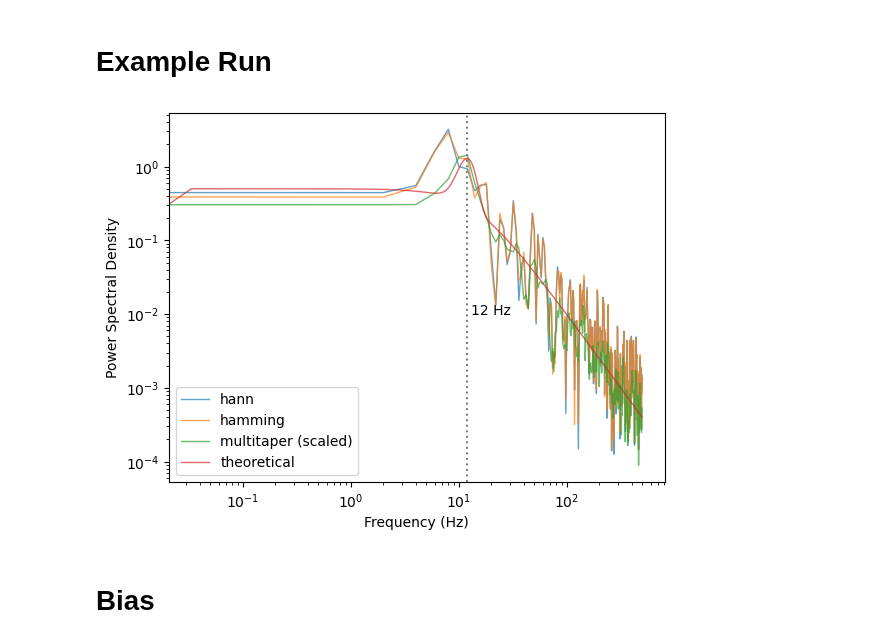
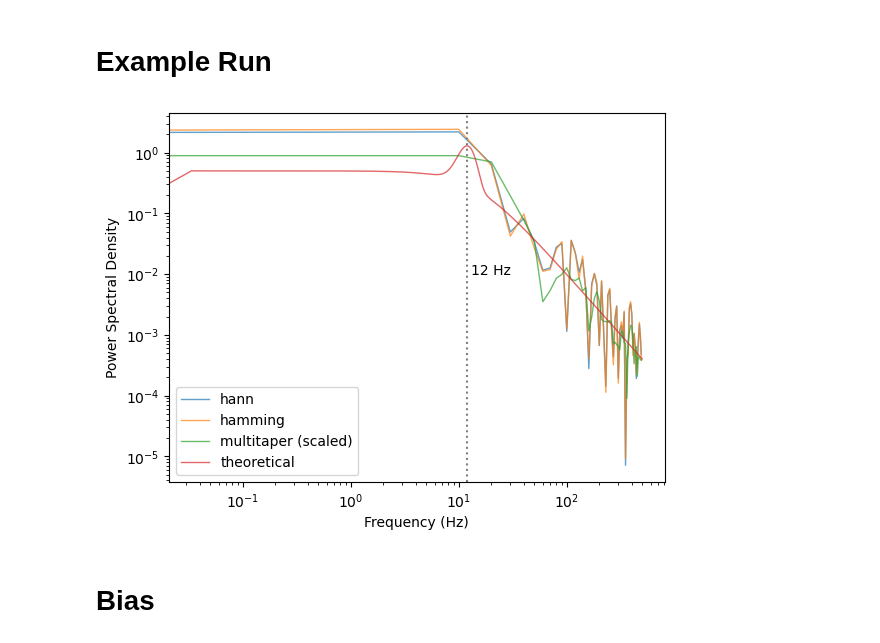
Before and after one commit to anika-kum/spectral-analysis-comparison, a Jupyter notebook: final_taper_comparison.ipynb, the cells around one changed output. Saved outputs shown, nothing was run; the diff lists cells and outputs as text; code cells hidden in the pictures.

```diff
--- a/final_taper_comparison.ipynb
+++ b/final_taper_comparison.ipynb
@@ -151,26 +151,26 @@ def multitaper(signal, window_length, fs=1000, TW=1, K=None): # only TW and Wind
 # %% [markdown]
 # Example Run
 # %%
-window_length = 0.5 # change window length
+window_length = 0.1 # change window length
 
 freq_hann, psd_hann = single_taper_no_welch(data_td, window_length=window_length, taper_shape='hann')
 freq_hamming, psd_hamming = single_taper_no_welch(data_td, window_length=window_length, taper_shape='hamming')
 freq_mt, psd_mt = multitaper(data_td, window_length=window_length, TW=2)
 
 plt.loglog(freq_hann, psd_hann, linewidth=1, alpha=0.7, label='hann')
 plt.loglog(freq_hamming, psd_hamming, linewidth=1, alpha=0.7, label='hamming')
 plt.loglog(freq_mt, psd_mt, linewidth=1, alpha=0.7, label='multitaper (scaled)')
 plt.plot(data_fd.frequencies, data_fd.combined_spectrum, linewidth=1, alpha=0.7, label='theoretical')
 
 plt.axvline(x=12, color='gray', linestyle=':', linewidth=1.5)
 plt.text(13, 0.01,'12 Hz')
 
 plt.xlabel('Frequency (Hz)')
 plt.ylabel('Power Spectral Density')
 plt.legend()
 plt.show()
 # %% [output]
-[figure, old version]
+[figure, new version]
 # %% [markdown]
 # Bias
 # %%
```
Also changed, not shown: parts of 1 cell of this notebook, 1 other file.
